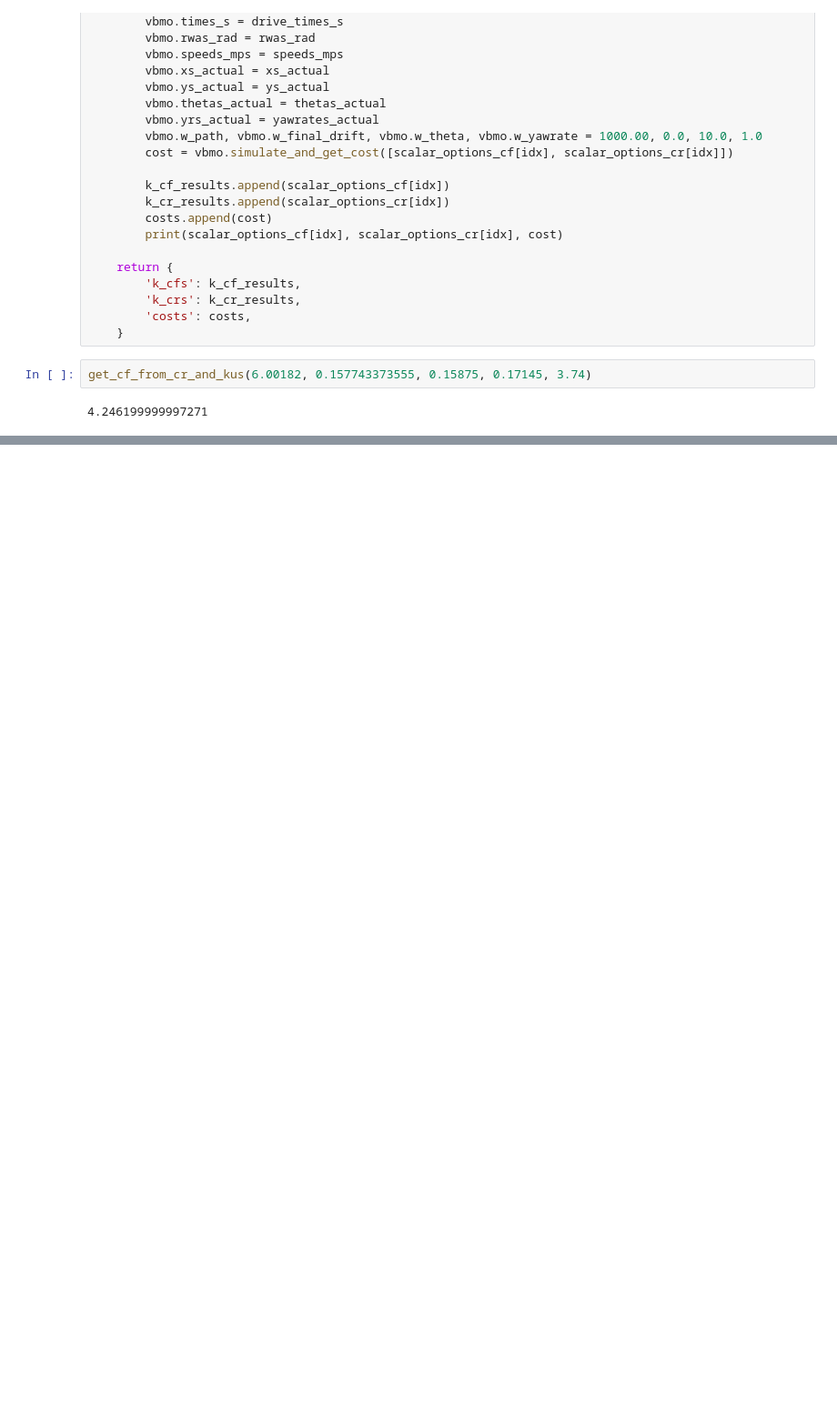
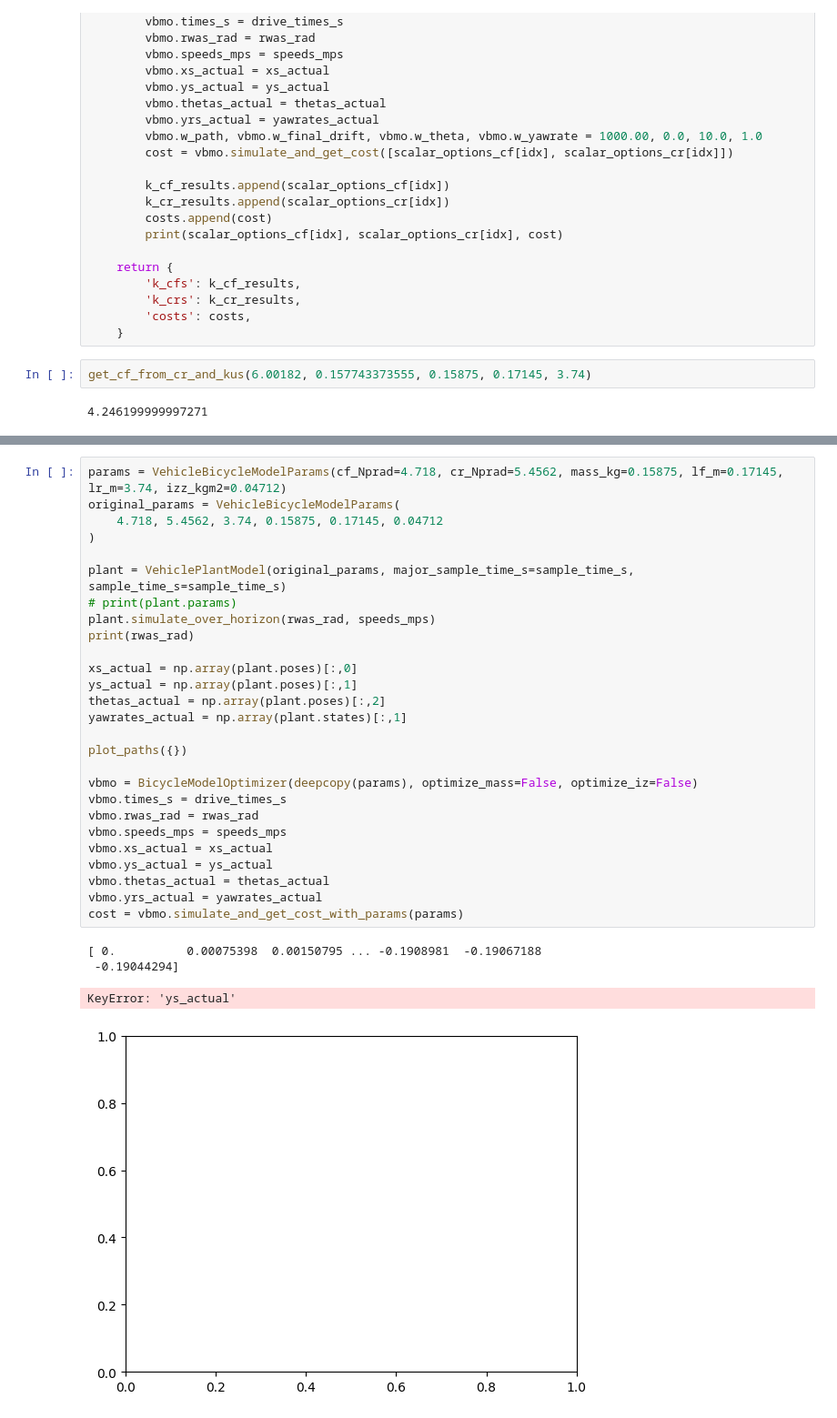
Before and after one commit to SamKhzym/cloud-auto-park, a Jupyter notebook: sim_ws/src/digital_twin/param_estimator/analysis/param_est_doe.ipynb, the cells around one changed output, grey strips where cells are left out. Shown at 91% size. Cells and saved outputs as stored; diff of their text form; blank space fills up the shorter version.

```diff
--- a/sim_ws/src/digital_twin/param_estimator/analysis/param_est_doe.ipynb
+++ b/sim_ws/src/digital_twin/param_estimator/analysis/param_est_doe.ipynb
@@ -463,0 +533,32 @@ def search_over_kus(param_set):
+# %%
+params = VehicleBicycleModelParams(cf_Nprad=4.718, cr_Nprad=5.4562, mass_kg=0.15875, lf_m=0.17145, lr_m=3.74, izz_kgm2=0.04712)
+original_params = VehicleBicycleModelParams(
+    4.718, 5.4562, 3.74, 0.15875, 0.17145, 0.04712
+)
+
+plant = VehiclePlantModel(original_params, major_sample_time_s=sample_time_s, sample_time_s=sample_time_s)
+# print(plant.params)
+plant.simulate_over_horizon(rwas_rad, speeds_mps)
+print(rwas_rad)
+
+xs_actual = np.array(plant.poses)[:,0]
+ys_actual = np.array(plant.poses)[:,1]
+thetas_actual = np.array(plant.poses)[:,2]
+yawrates_actual = np.array(plant.states)[:,1]
+
+plot_paths({})
+
+vbmo = BicycleModelOptimizer(deepcopy(params), optimize_mass=False, optimize_iz=False)
+vbmo.times_s = drive_times_s
+vbmo.rwas_rad = rwas_rad
+vbmo.speeds_mps = speeds_mps
+vbmo.xs_actual = xs_actual
+vbmo.ys_actual = ys_actual
+vbmo.thetas_actual = thetas_actual
+vbmo.yrs_actual = yawrates_actual
+cost = vbmo.simulate_and_get_cost_with_params(params)
+# %% [output]
+[ 0.          0.00075398  0.00150795 ... -0.1908981  -0.19067188
+ -0.19044294]
+KeyError: 'ys_actual'
+[figure, added]
```
Also changed, not shown: parts of 13 cells of this notebook, 2 other files.
